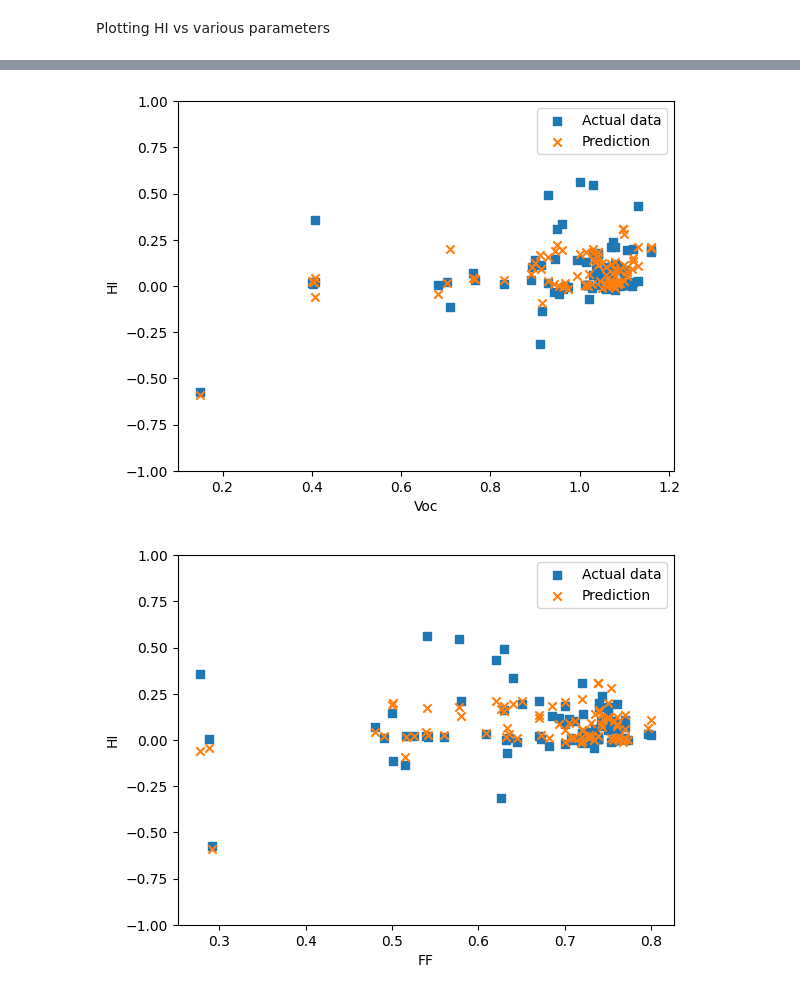
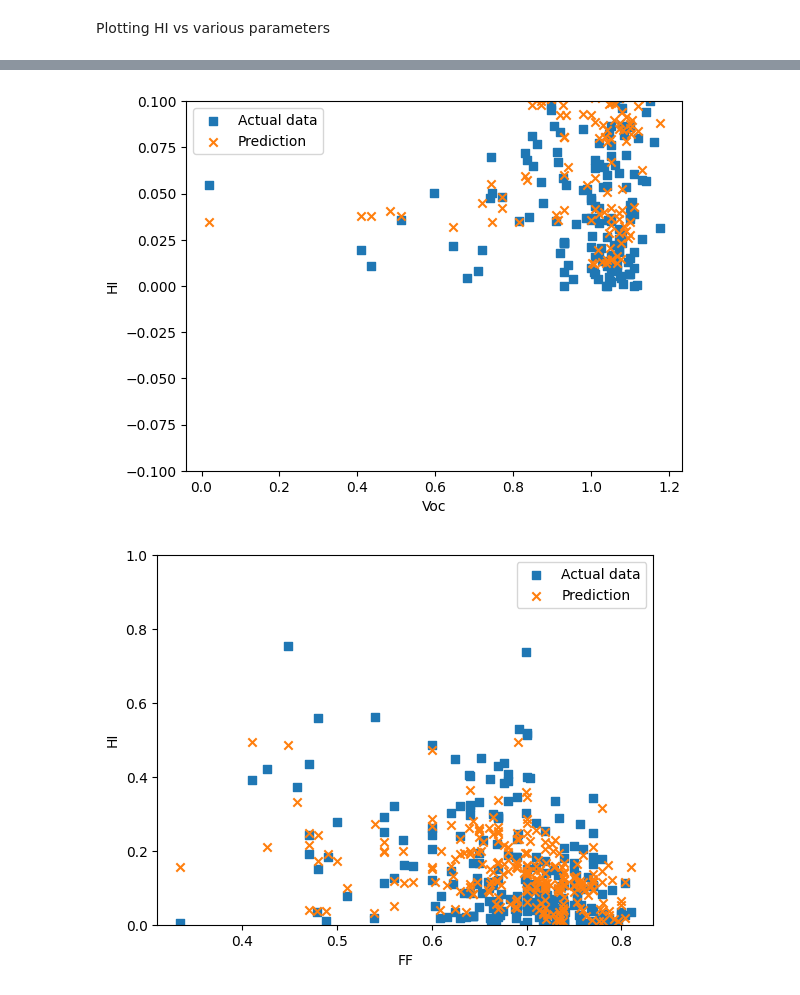
Before and after one commit to sharunpshaji/Perovskitedatabase, a Jupyter notebook: Randomforest.ipynb, the cells around one changed output, grey strips where cells are left out. Cells and saved outputs as stored; diff of their text form; code cells hidden in the pictures.

```diff
--- a/Randomforest.ipynb
+++ b/Randomforest.ipynb
@@ -8,7 +8,6 @@ import sklearn as sk
 from sklearn.metrics import mean_squared_error
 from math import sqrt
 # %%
-df = pd.read_excel('clean reduced features hystersis with thickness.xlsx')
-df = df.drop(['Unnamed: 0'],axis=1)
+df = pd.read_excel('Final_clean_data.xlsx')
 display(df)
 # %% [output]
@@ -80,5 +100,9 @@ print(best_params)"""
 # %%
 from sklearn.ensemble import RandomForestRegressor
-rf = RandomForestRegressor(bootstrap = True, max_depth = 60, min_samples_leaf = 2, min_samples_split = 3, n_estimators = 70)
+rf = RandomForestRegressor(bootstrap = True, max_depth = 40, min_samples_leaf = 3, min_samples_split = 30, n_estimators = 35)
 rf.fit(X_train,y_train)
+print(rf.score(X_train,y_train))
+
+y_pred_train = rf.predict(X_train)
+print(sqrt(mean_squared_error(y_pred_train,y_train)))
 # %% [output]
@@ -171,21 +186,21 @@ plt.show()
 # %%
-plt.scatter(X_test['JV_reverse_scan_Voc'],y_test, label = 'Actual data', marker= 's')
-plt.scatter(X_test['JV_reverse_scan_Voc'],y_pred, label = 'Prediction', marker='x')
-plt.ylim(-1,1)
+plt.scatter(X_test['Voc'],y_test, label = 'Actual data', marker= 's')
+plt.scatter(X_test['Voc'],y_pred, label = 'Prediction', marker='x')
+plt.ylim(-0.1,0.1)
 plt.xlabel('Voc')
 plt.ylabel('HI')
 plt.legend()
 plt.show()
 # %% [output]
-[figure, old version]
+[figure, new version]
 # %%
-plt.scatter(X_test['JV_reverse_scan_FF'],y_test, label ='Actual data', marker='s')
-plt.scatter(X_test['JV_reverse_scan_FF'], y_pred, label='Prediction', marker='x')
-plt.ylim(-1,1)
+plt.scatter(X_test['FF'],y_test, label ='Actual data', marker='s')
+plt.scatter(X_test['FF'], y_pred, label='Prediction', marker='x')
+plt.ylim(0,1)
 plt.xlabel('FF')
 plt.ylabel('HI')
 plt.legend()
 plt.show()
 # %% [output]
-[figure, old version]
+[figure, new version]
 # %%
```
Also changed, not shown: parts of 17 cells of this notebook.
